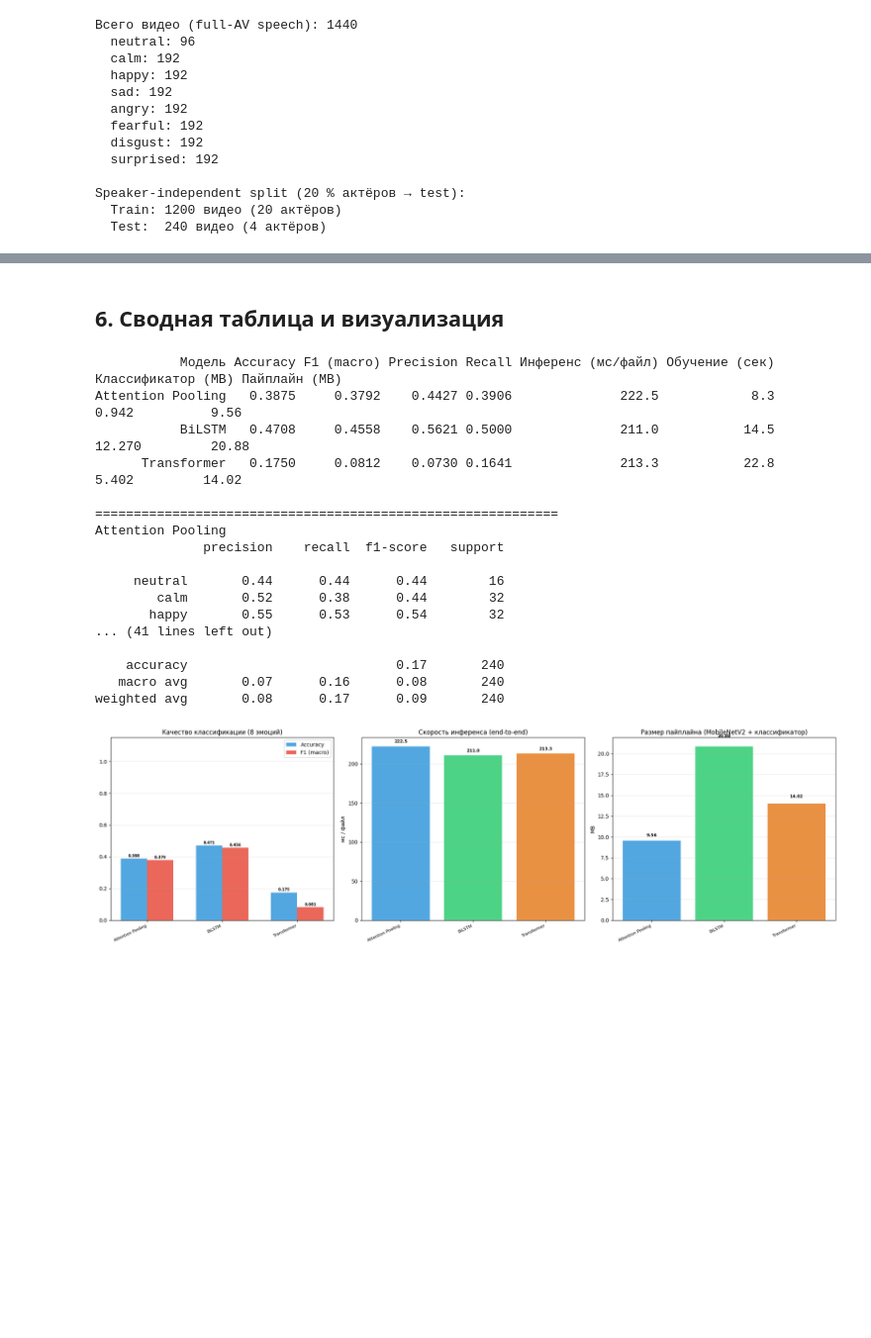
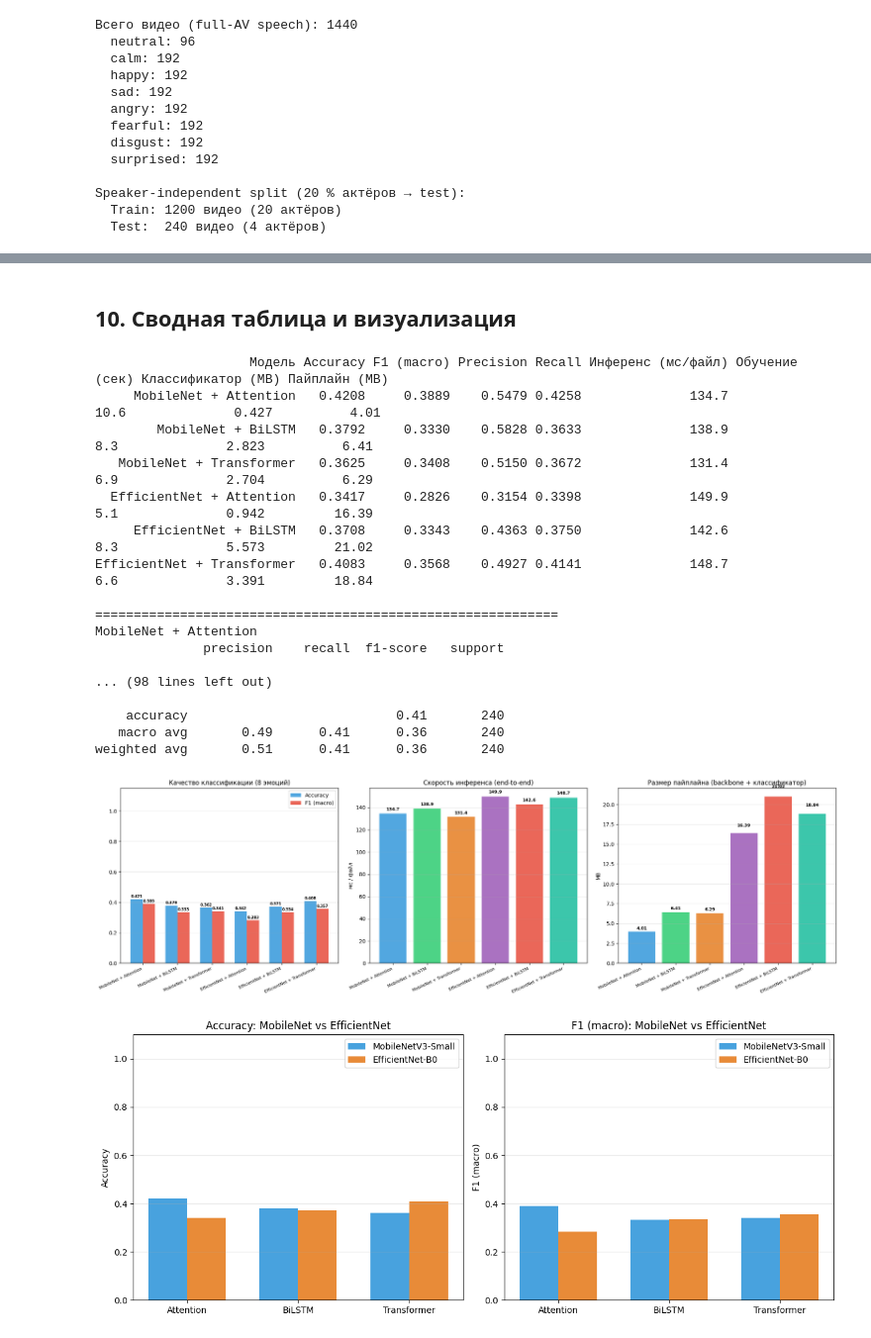
Before and after one commit to Kaparya/Classification-of-Facial-Expressions, a Jupyter notebook: notebooks/mer.ipynb, the cells around one changed output, grey strips where cells are left out. Shown at 99% size. Saved outputs shown, nothing was run; the diff lists cells and outputs as text; code cells hidden in the pictures; blank space fills up the shorter version.

Commit message:
Mer almost done (add MobileNetV3 + EfficientNet-B0)

```diff
--- a/notebooks/mer.ipynb
+++ b/notebooks/mer.ipynb
@@ -493,5 +767,5 @@ Transformer → Acc=0.1750 F1=0.0812 Inf=213.3 мс/файл  Pipeline=14.0 MB
 # %% [markdown]
-## 6. Сводная таблица и визуализация
+## 10. Сводная таблица и визуализация
 # %%
 df = pd.DataFrame(results)
 
@@ -507,32 +781,29 @@ print(df.to_string(index=False, formatters={k: v.format for k, v in fmt.items()}
 
 emo_names = [EMOTION_MAP[i + 1] for i in range(N_CLASSES)]
 
-for name, preds in [
-    ("Attention Pooling", preds_1),
-    ("BiLSTM", preds_2),
-    ("Transformer", preds_3),
-]:
+all_preds = [preds_1, preds_2, preds_3, preds_4, preds_5, preds_6]
+for name, preds in zip(df["Модель"], all_preds):
     print(f"\n{'=' * 60}")
     print(name)
     print(classification_report(y_test, preds, target_names=emo_names, zero_division=0))
 # %% [output]
-           Модель Accuracy F1 (macro) Precision Recall Инференс (мс/файл) Обучение (сек) Классификатор (MB) Пайплайн (MB)
-Attention Pooling   0.3875     0.3792    0.4427 0.3906              222.5            8.3              0.942          9.56
-           BiLSTM   0.4708     0.4558    0.5621 0.5000              211.0           14.5             12.270         20.88
-      Transformer   0.1750     0.0812    0.0730 0.1641              213.3           22.8              5.402         14.02
+                    Модель Accuracy F1 (macro) Precision Recall Инференс (мс/файл) Обучение (сек) Классификатор (MB) Пайплайн (MB)
+     MobileNet + Attention   0.4208     0.3889    0.5479 0.4258              134.7           10.6              0.427          4.01
+        MobileNet + BiLSTM   0.3792     0.3330    0.5828 0.3633              138.9            8.3              2.823          6.41
+   MobileNet + Transformer   0.3625     0.3408    0.5150 0.3672              131.4            6.9              2.704          6.29
+  EfficientNet + Attention   0.3417     0.2826    0.3154 0.3398              149.9            5.1              0.942         16.39
+     EfficientNet + BiLSTM   0.3708     0.3343    0.4363 0.3750              142.6            8.3              5.573         21.02
+EfficientNet + Transformer   0.4083     0.3568    0.4927 0.4141              148.7            6.6              3.391         18.84
 
 ============================================================
-Attention Pooling
+MobileNet + Attention
               precision    recall  f1-score   support
 
-     neutral       0.44      0.44      0.44        16
-        calm       0.52      0.38      0.44        32
-       happy       0.55      0.53      0.54        32
-... (41 lines left out)
+... (98 lines left out)
 
-    accuracy                           0.17       240
-   macro avg       0.07      0.16      0.08       240
-weighted avg       0.08      0.17      0.09       240
+    accuracy                           0.41       240
+   macro avg       0.49      0.41      0.36       240
+weighted avg       0.51      0.41      0.36       240
 # %%
 fig, axes = plt.subplots(1, 3, figsize=(20, 6))
 model_names = df["Модель"].tolist()
@@ -552,32 +823,61 @@ axes[0].set_title("Качество классификации (8 эмоций)"
 axes[0].legend()
 axes[0].grid(axis="y", alpha=0.3)
 for b in list(b1) + list(b2):
     axes[0].text(b.get_x() + b.get_width() / 2, b.get_height() + 0.01,
                  f"{b.get_height():.3f}", ha="center", fontsize=7, fontweight="bold")
 
 # ── Скорость инференса ──
 b3 = axes[1].bar(x, df["Инференс (мс/файл)"], color=colors, alpha=0.85)
 axes[1].set_xticks(x)
 axes[1].set_xticklabels(model_names, fontsize=8, rotation=25, ha="right")
 axes[1].set_ylabel("мс / файл")
 axes[1].set_title("Скорость инференса (end-to-end)")
 axes[1].grid(axis="y", alpha=0.3)
 for b in b3:
     axes[1].text(b.get_x() + b.get_width() / 2, b.get_height() * 1.02,
                  f"{b.get_height():.1f}", ha="center", fontsize=8, fontweight="bold")
 
 # ── Размер пайплайна ──
 b4 = axes[2].bar(x, df["Пайплайн (MB)"], color=colors, alpha=0.85)
 axes[2].set_xticks(x)
 axes[2].set_xticklabels(model_names, fontsize=8, rotation=25, ha="right")
 axes[2].set_ylabel("MB")
-axes[2].set_title("Размер пайплайна (MobileNetV2 + классификатор)")
+axes[2].set_title("Размер пайплайна (backbone + классификатор)")
 axes[2].grid(axis="y", alpha=0.3)
 for b in b4:
     axes[2].text(b.get_x() + b.get_width() / 2, b.get_height() * 1.05,
                  f"{b.get_height():.2f}", ha="center", fontsize=8, fontweight="bold")
 
 plt.tight_layout()
 plt.show()
+
+# Попарное сравнение backbone при одинаковой темпоральной агрегации (порядок строк в df: MN×3, затем Eff×3)
+fig2, axes_cmp = plt.subplots(1, 2, figsize=(12, 5))
+agg_short = ["Attention", "BiLSTM", "Transformer"]
+x2 = np.arange(3)
+w2 = 0.35
+mn_sl, ef_sl = slice(0, 3), slice(3, 6)
+axes_cmp[0].bar(x2 - w2 / 2, df.iloc[mn_sl]["Accuracy"], w2, label="MobileNetV3-Small", color="#3498db", alpha=0.9)
+axes_cmp[0].bar(x2 + w2 / 2, df.iloc[ef_sl]["Accuracy"], w2, label="EfficientNet-B0", color="#e67e22", alpha=0.9)
+axes_cmp[0].set_xticks(x2)
+axes_cmp[0].set_xticklabels(agg_short)
+axes_cmp[0].set_ylim(0, 1.1)
+axes_cmp[0].set_ylabel("Accuracy")
+axes_cmp[0].set_title("Accuracy: MobileNet vs EfficientNet")
+axes_cmp[0].legend()
+axes_cmp[0].grid(axis="y", alpha=0.3)
+
+axes_cmp[1].bar(x2 - w2 / 2, df.iloc[mn_sl]["F1 (macro)"], w2, label="MobileNetV3-Small", color="#3498db", alpha=0.9)
+axes_cmp[1].bar(x2 + w2 / 2, df.iloc[ef_sl]["F1 (macro)"], w2, label="EfficientNet-B0", color="#e67e22", alpha=0.9)
+axes_cmp[1].set_xticks(x2)
+axes_cmp[1].set_xticklabels(agg_short)
+axes_cmp[1].set_ylim(0, 1.1)
+axes_cmp[1].set_ylabel("F1 (macro)")
+axes_cmp[1].set_title("F1 (macro): MobileNet vs EfficientNet")
+axes_cmp[1].legend()
+axes_cmp[1].grid(axis="y", alpha=0.3)
+plt.tight_layout()
+plt.show()
 # %% [output]
-[figure, old version]
+[figure, new version]
+[figure, added]
```
Also changed, not shown: parts of 16 cells of this notebook, 1 other file.
